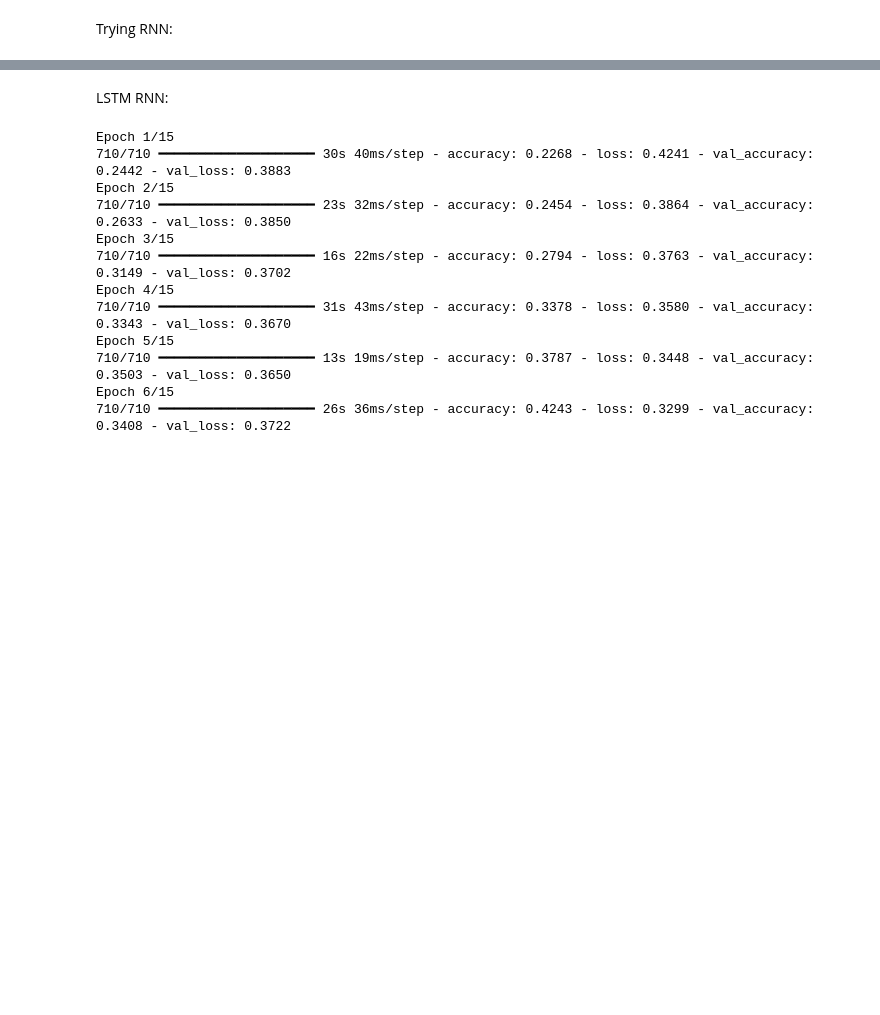
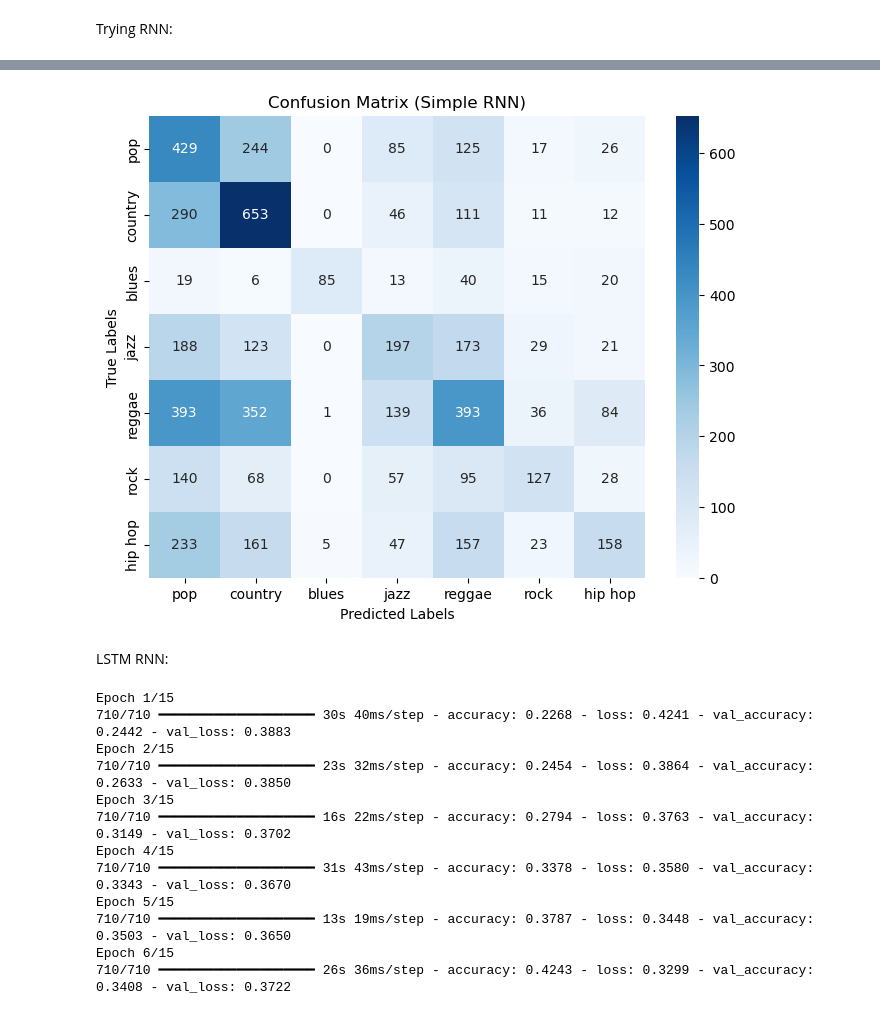
Before and after one commit to jro190002/CS4375-FinalProject, a Jupyter notebook: model.ipynb, the cells around one changed output, grey strips where cells are left out. Drawn from its saved outputs; the diff is of its cells as text; code cells hidden in the pictures; blank space fills up the shorter version.

Commit message:
added confusion matrix

```diff
--- a/model.ipynb
+++ b/model.ipynb
@@ -209,3 +208,20 @@ Model: "sequential_4"
  Trainable params: 165,703 (647.28 KB)
  Non-trainable params: 0 (0.00 B)
  Optimizer params: 331,408 (1.26 MB)
+# %%
+labels = ['pop', 'country', 'blues', 'jazz', 'reggae', 'rock', 'hip hop']
+
+predictions = model.predict(X_test)
+predicted_labels = np.argmax(predictions, axis=1)
+
+true_labels = np.argmax(y_test, axis=1)
+
+conf_matrix = confusion_matrix(true_labels, predicted_labels)
+
+plt.figure(figsize=(8, 6))
+sns.heatmap(conf_matrix, annot=True, fmt="d", cmap="Blues", xticklabels=labels, yticklabels=labels)
+plt.xlabel("Predicted Labels")
+plt.ylabel("True Labels")
+plt.title("Confusion Matrix (Simple RNN)")
+plt.show()
+# %% [output]
@@ -212,3 +229,4 @@ Model: "sequential_4"
+[figure, added]
 # %% [markdown]
 LSTM RNN:
 # %%
```
Also changed, not shown: parts of 11 cells of this notebook.
